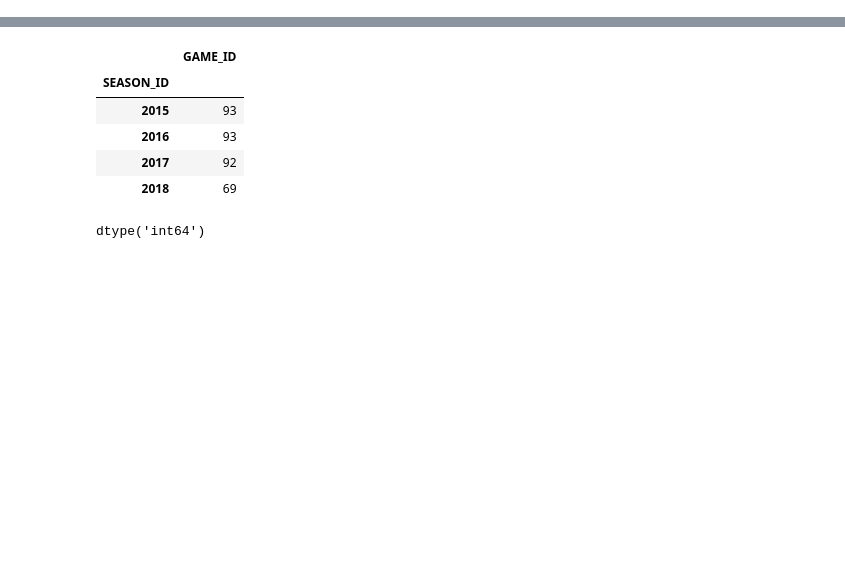
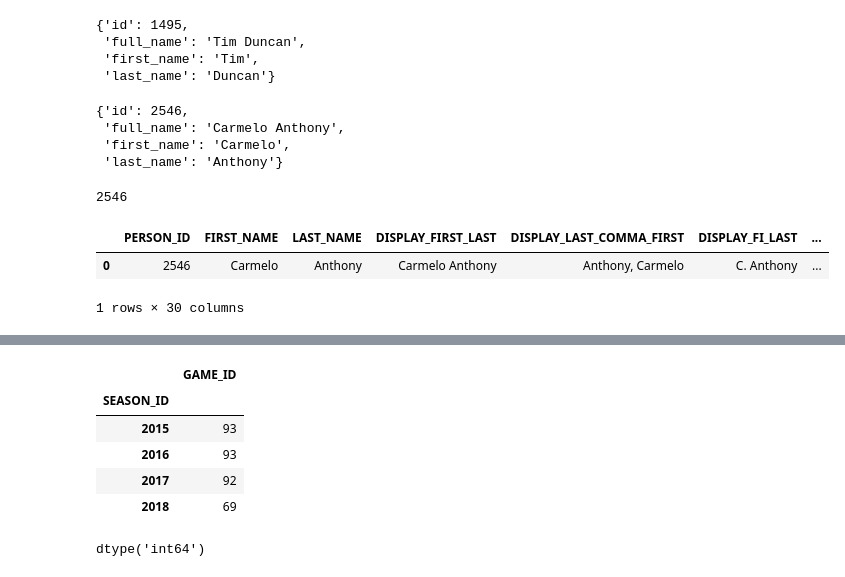
Before and after one commit to BLouie2/Knicks_Tape, a Jupyter notebook: Untitled1.ipynb, the cells around one changed output, grey strips where cells are left out. Cells and saved outputs as stored; diff of their text form; code cells hidden in the pictures; blank space fills up the shorter version.

```diff
--- a/Untitled1.ipynb
+++ b/Untitled1.ipynb
@@ -38,3 +31,38 @@ from nba_api.stats.endpoints import commonplayerinfo
+# %%
+from nba_api.stats.static import teams
+# get_teams returns a list of 30 dictionaries, each an NBA team.
+nba_teams = teams.get_teams()
+
+from nba_api.stats.static import players
+# get_players returns a list of dictionaries, each representing a player.
+nba_players = players.get_players()
+
+big_fundamental = [player for player in nba_players
+                   if player['full_name'] == 'Tim Duncan'][0]
+big_fundamental
+# %% [output]
+{'id': 1495,
+ 'full_name': 'Tim Duncan',
+ 'first_name': 'Tim',
+ 'last_name': 'Duncan'}
+# %%
+Melo_frm_redhook = [player for player in nba_players
+                    if player['full_name']== "Carmelo Anthony"][0]
+Melo_frm_redhook
+# %% [output]
+{'id': 2546,
+ 'full_name': 'Carmelo Anthony',
+ 'first_name': 'Carmelo',
+ 'last_name': 'Anthony'}
+# %%
+Melo_frm_redhook["id"]
+# %% [output]
+2546
 # %%
-player_info = commonplayerinfo.CommonPlayerInfo(player_id=2544)
+player_info = commonplayerinfo.CommonPlayerInfo(player_id = 2546)
+player_info.get_data_frames()[0]
+# %% [output]
+|  | PERSON_ID | FIRST_NAME | LAST_NAME | DISPLAY_FIRST_LAST | DISPLAY_LAST_COMMA_FIRST | DISPLAY_FI_LAST | ... |
+| 0 | 2546 | Carmelo | Anthony | Carmelo Anthony | Anthony, Carmelo | C. Anthony | ... |
+1 rows × 30 columns
 # %%
```
Also changed, not shown: parts of 6 cells of this notebook.
